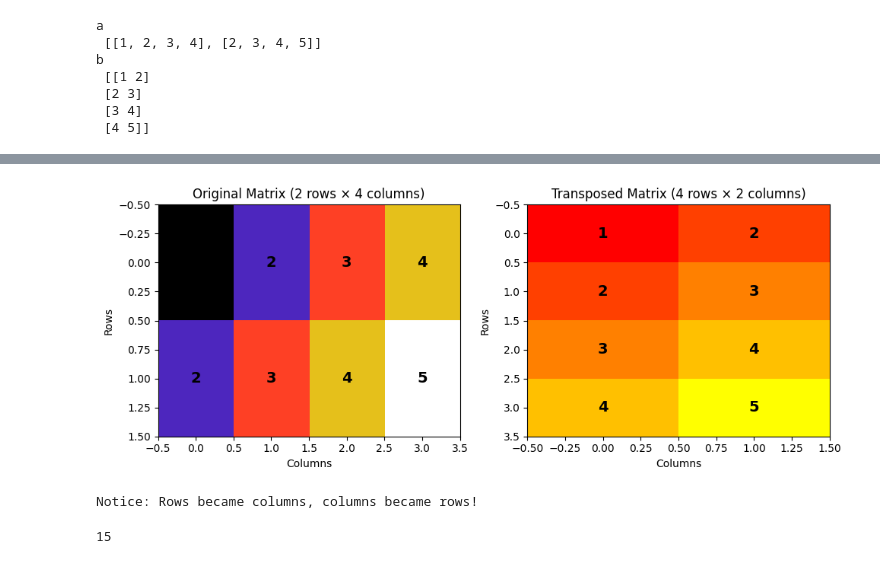
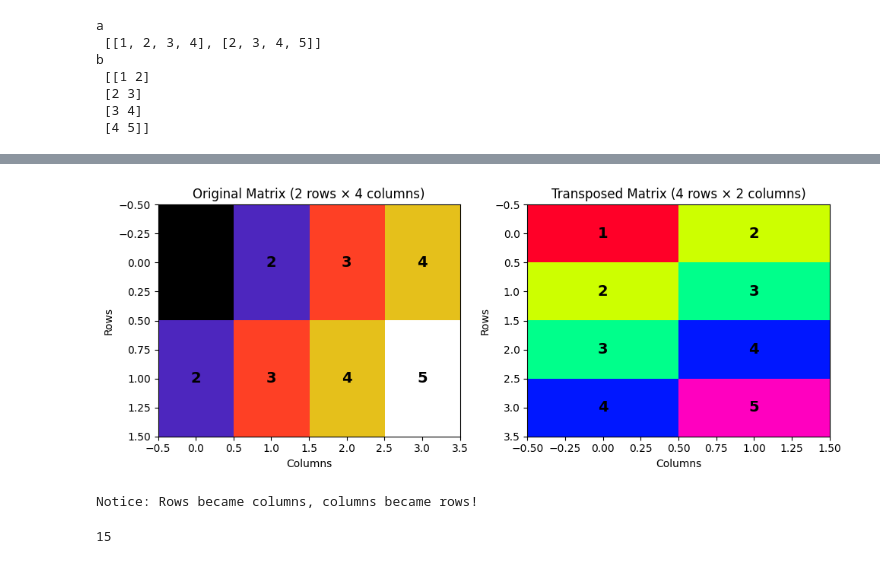
Before and after one commit to coder1317/AI-ML-IIIT, a Jupyter notebook: STP_Linear_algebra.ipynb, the cells around one changed output, grey strips where cells are left out. Cells and saved outputs as stored; diff of their text form; code cells hidden in the pictures.

```diff
--- a/STP_Linear_algebra.ipynb
+++ b/STP_Linear_algebra.ipynb
@@ -27,34 +39,36 @@ print('b\n',b)
 # %%
+import numpy as np
+import matplotlib.pyplot as plt
 #Visualizing Transpose
 # Let's see what transpose looks like visually
 fig, (ax1, ax2) = plt.subplots(1, 2, figsize=(10, 4))
 
 a = np.array([[1, 2, 3, 4], [2, 3, 4, 5]])
 b = a.T
 
 # Original matrix
 ax1.imshow(a, cmap='CMRmap', aspect='auto')
 ax1.set_title('Original Matrix (2 rows × 4 columns)', fontsize=12)
 ax1.set_xlabel('Columns')
 ax1.set_ylabel('Rows')
 for i in range(a.shape[0]):
     for j in range(a.shape[1]):
         ax1.text(j, i, str(a[i, j]), ha='center', va='center', fontsize=14, fontweight='bold')
 
 # Transposed matrix
-ax2.imshow(b, cmap='autumn', aspect='auto')
+ax2.imshow(b, cmap='gist_rainbow', aspect='auto')
 ax2.set_title('Transposed Matrix (4 rows × 2 columns)', fontsize=12)
 ax2.set_xlabel('Columns')
 ax2.set_ylabel('Rows')
 for i in range(b.shape[0]):
     for j in range(b.shape[1]):
         ax2.text(j, i, str(b[i, j]), ha='center', va='center', fontsize=14, fontweight='bold')
 
 plt.tight_layout()
 plt.show()
 print("Notice: Rows became columns, columns became rows!")
 # %% [output]
-[figure, old version]
+[figure, new version]
 Notice: Rows became columns, columns became rows!
 # %%
  # scalars
```
Also changed, not shown: parts of 10 cells of this notebook.
